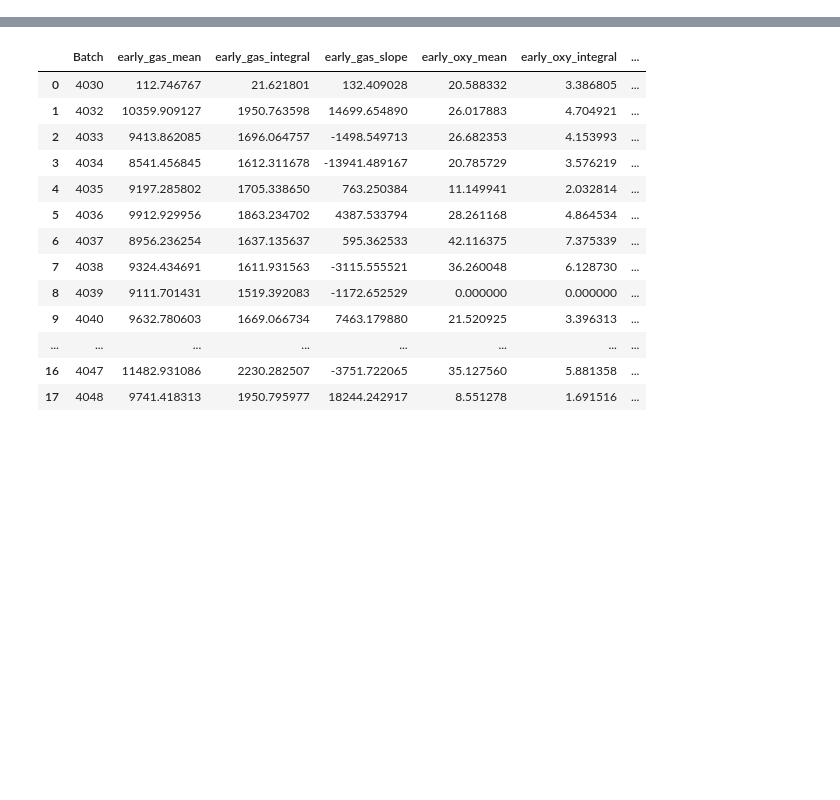
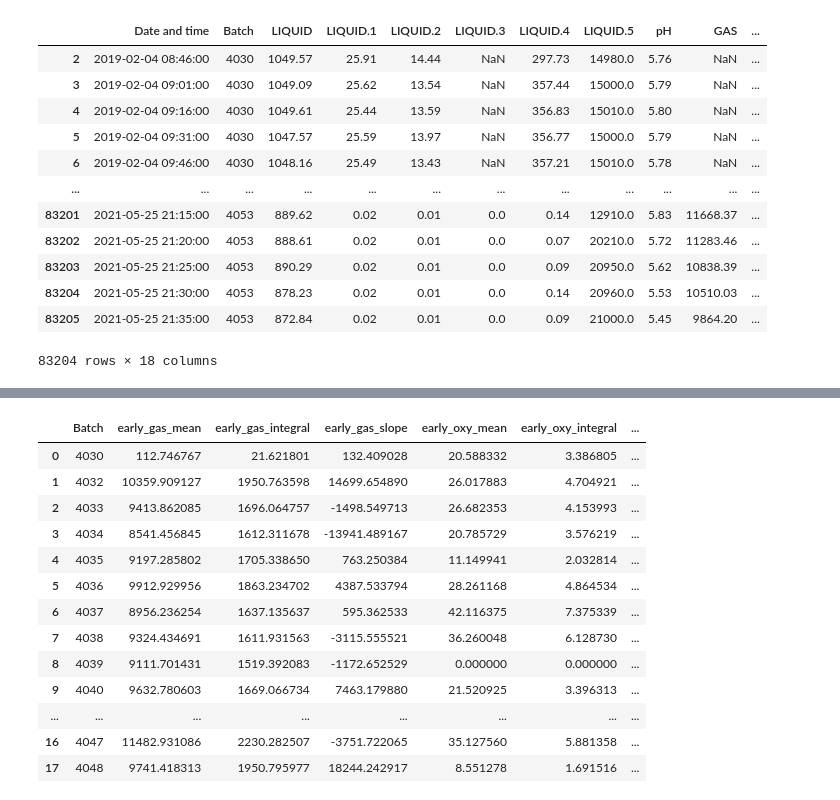
Before and after one commit to RichardFisher1/Applied, a Jupyter notebook: notebooks/RichardNotes.ipynb, the cells around one changed output, grey strips where cells are left out. Cells and saved outputs as stored; diff of their text form; code cells hidden in the pictures; blank space fills up the shorter version.

```diff
--- a/notebooks/RichardNotes.ipynb
+++ b/notebooks/RichardNotes.ipynb
@@ -163,0 +27,16 @@ for phase_name, (start, end) in phases.items():
+# %%
+op_df
+# %% [output]
+|  | Date and time | Batch | LIQUID | LIQUID.1 | LIQUID.2 | LIQUID.3 | LIQUID.4 | LIQUID.5 | pH | GAS | ... |
+| 2 | 2019-02-04 08:46:00 | 4030 | 1049.57 | 25.91 | 14.44 | NaN | 297.73 | 14980.0 | 5.76 | NaN | ... |
+| 3 | 2019-02-04 09:01:00 | 4030 | 1049.09 | 25.62 | 13.54 | NaN | 357.44 | 15000.0 | 5.79 | NaN | ... |
+| 4 | 2019-02-04 09:16:00 | 4030 | 1049.61 | 25.44 | 13.59 | NaN | 356.83 | 15010.0 | 5.80 | NaN | ... |
+| 5 | 2019-02-04 09:31:00 | 4030 | 1047.57 | 25.59 | 13.97 | NaN | 356.77 | 15000.0 | 5.79 | NaN | ... |
+| 6 | 2019-02-04 09:46:00 | 4030 | 1048.16 | 25.49 | 13.43 | NaN | 357.21 | 15010.0 | 5.78 | NaN | ... |
+| ... | ... | ... | ... | ... | ... | ... | ... | ... | ... | ... | ... |
+| 83201 | 2021-05-25 21:15:00 | 4053 | 889.62 | 0.02 | 0.01 | 0.0 | 0.14 | 12910.0 | 5.83 | 11668.37 | ... |
+| 83202 | 2021-05-25 21:20:00 | 4053 | 888.61 | 0.02 | 0.01 | 0.0 | 0.07 | 20210.0 | 5.72 | 11283.46 | ... |
+| 83203 | 2021-05-25 21:25:00 | 4053 | 890.29 | 0.02 | 0.01 | 0.0 | 0.09 | 20950.0 | 5.62 | 10838.39 | ... |
+| 83204 | 2021-05-25 21:30:00 | 4053 | 878.23 | 0.02 | 0.01 | 0.0 | 0.14 | 20960.0 | 5.53 | 10510.03 | ... |
+| 83205 | 2021-05-25 21:35:00 | 4053 | 872.84 | 0.02 | 0.01 | 0.0 | 0.09 | 21000.0 | 5.45 | 9864.20 | ... |
+83204 rows × 18 columns
```
Also changed, not shown: parts of 18 cells of this notebook, 2 other files.
